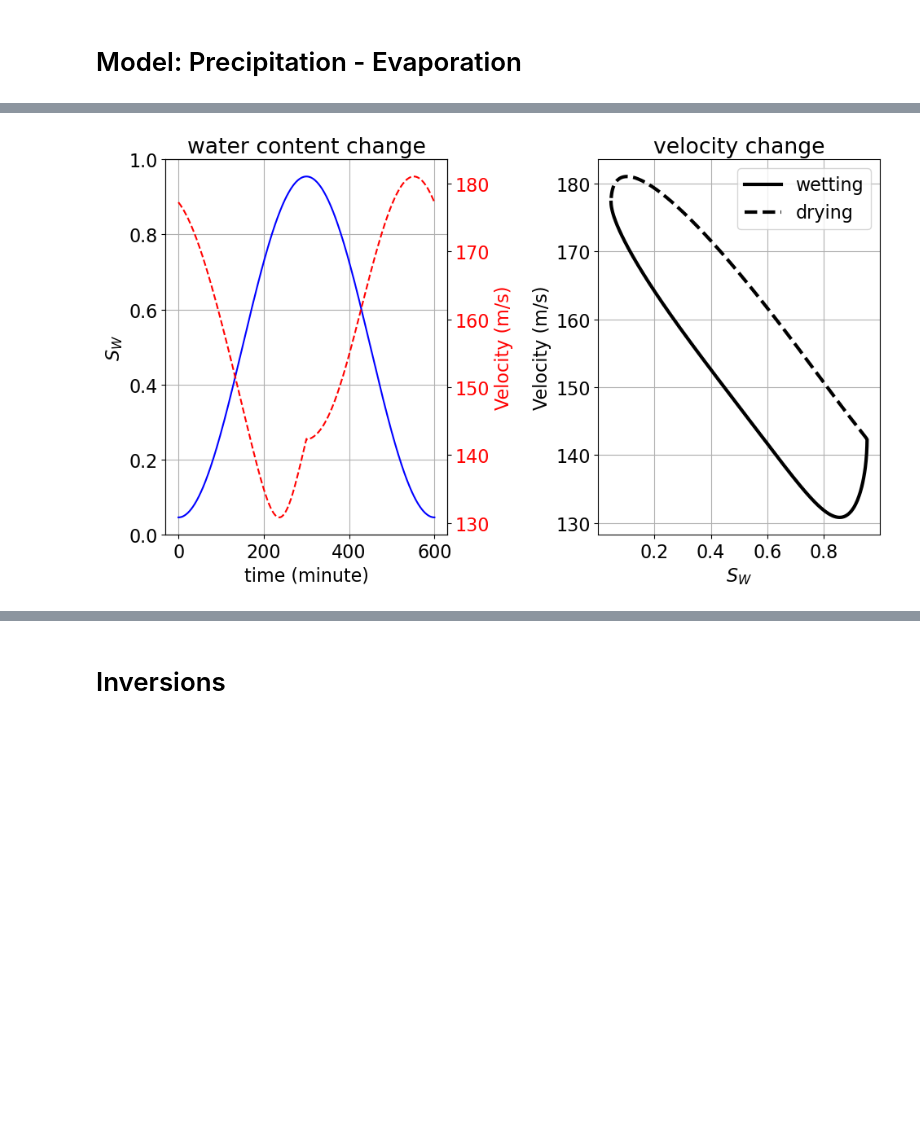
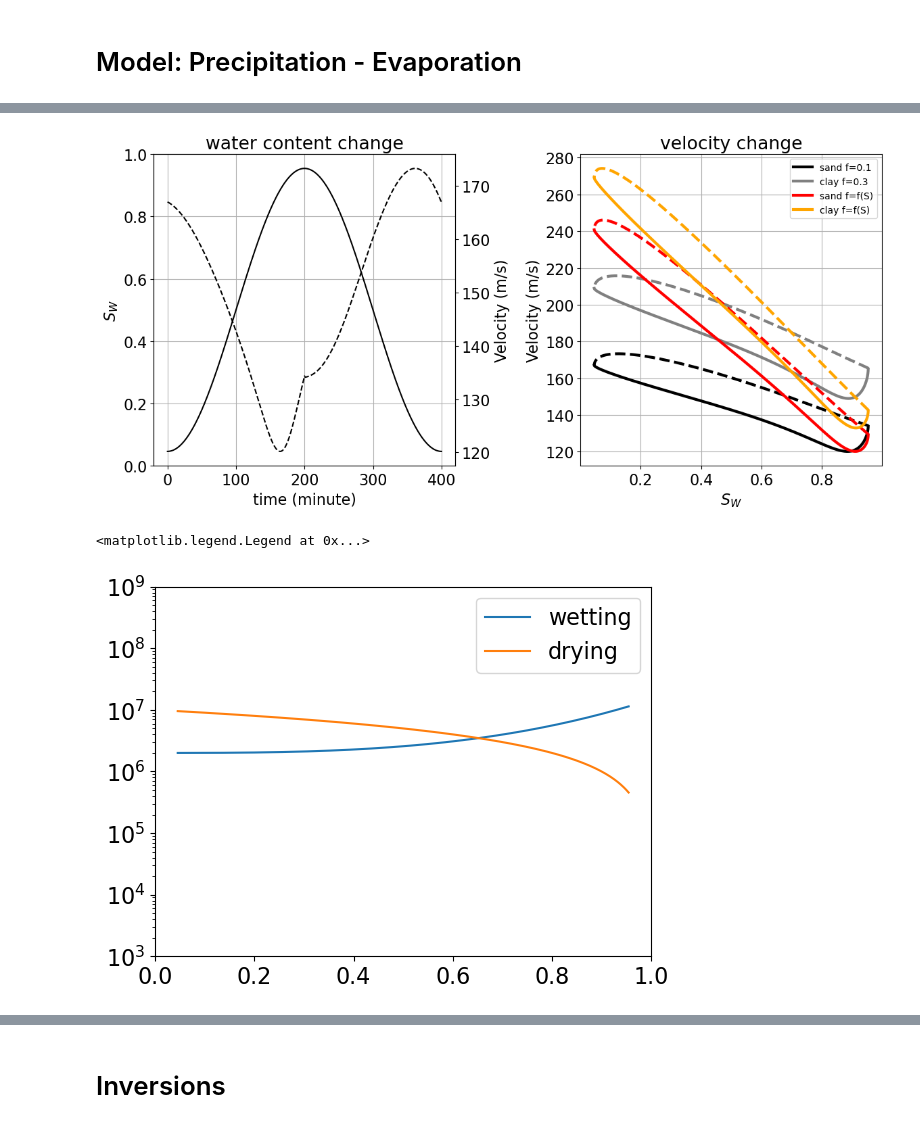
Before and after one commit to Denolle-Lab/FarmDAS, a Jupyter notebook: dvv_and_model/Fig2_soil_moisture_model.ipynb, the cells around one changed output, grey strips where cells are left out. Drawn from its saved outputs; the diff is of its cells as text; code cells hidden in the pictures; blank space fills up the shorter version.

Commit message:
update model parameters

```diff
--- a/dvv_and_model/Fig2_soil_moisture_model.ipynb
+++ b/dvv_and_model/Fig2_soil_moisture_model.ipynb
@@ -451,46 +512,70 @@ def symmetric_function(length):
     return np.cos(x)
 
 
 
 # Plot the symmetric function and velocity as subfigures
-length = 601  # Example length
+length = 401  # Example length
+half_length = length // 2
 symmetric_array = symmetric_function(length) / 2.2 + 0.5
 
 # Prepare data for velocity plot
-tau1 = 5e6 * np.exp(np.power(symmetric_array[0:301], 3))  # wetting
-tau2 = 1e7 * (1 - symmetric_array[301:])  # drying
+tau1 = 2e6 * np.exp(2*np.power(symmetric_array[0:half_length+1], 3))  # wetting
+tau2 = 1e7 * (1 - symmetric_array[half_length+1:])  # drying
 tau = np.concatenate((tau1, tau2))
+
+scale_factor = (symmetric_array+1)/2 * 3 - 0.6
+new_f = 1-symmetric_array
+
 bulk_density, porosity = 1400, 0.47
-vp_sand, vs_sand, _, _, _ = litho(bulk_density, porosity, 6, 0.2, symmetric_array[:], 0.15, tau).get_vp_vs()
+vp_sand, vs_sand, _, _, _ = litho(bulk_density, porosity, 6, 0.1, symmetric_array[:], 0.15, tau).get_vp_vs()
+vp_clay, vs_clay, _, _, _ = litho(bulk_density, porosity, 8, 0.3, symmetric_array[:], 0.25, tau).get_vp_vs()
+vp_sand1, vs_sand1, _, _, _ = litho(bulk_density, porosity, 6, new_f, symmetric_array[:], 0.15, tau).get_vp_vs()
+vp_clay1, vs_clay1, _, _, _ = litho(bulk_density, porosity, 8, new_f, symmetric_array[:], 0.25, tau).get_vp_vs()
 
-fig, (ax1, ax2) = plt.subplots(1, 2, figsize=(10, 6), tight_layout=True)
+
+
+fig, (ax1, ax2) = plt.subplots(1, 2, figsize=(12, 6), tight_layout=True)
 
 # Subfigure 1: Symmetric Function
-ax1.plot(symmetric_array, label="water content", color="blue")
+ax1.plot(symmetric_array, label="water content", color="k")
 twinx = ax1.twinx()
-twinx.plot(vs_sand, label="velocity", color="red", linestyle="--")
-twinx.set_ylabel("Velocity (m/s)", color="red")
-twinx.tick_params(axis='y', labelcolor="red")
+twinx.plot(vs_sand, label="velocity", color="k", linestyle="--")
+twinx.set_ylabel("Velocity (m/s)", color="k")
+twinx.tick_params(axis='y', labelcolor="k")
 ax1.set_title("water content change")
 ax1.set_xlabel("time (minute)")
 ax1.set_ylabel("$S_W$")
 # ax1.legend()
 ax1.grid(True)
 
 
 
 # Subfigure 2: Velocity
-ax2.plot(symmetric_array[:300], vs_sand[:300], label="wetting", color="k", lw=3)
-ax2.plot(symmetric_array[301:], vs_sand[301:], label="drying", color="k", lw=3, ls="--")
+ax2.plot(symmetric_array[:half_length], vs_sand[:half_length], label="sand f=0.1", color="k", lw=3)
+ax2.plot(symmetric_array[half_length+1:], vs_sand[half_length+1:], color="k", lw=3, ls="--")
+ax2.plot(symmetric_array[:half_length], vs_clay[:half_length], label="clay f=0.3", color="gray", lw=3)
+ax2.plot(symmetric_array[half_length+1:], vs_clay[half_length+1:], color="gray", lw=3, ls="--")
+ax2.plot(symmetric_array[:half_length], vs_sand1[:half_length], label="sand f=f(S)", color="red", lw=3)
+ax2.plot(symmetric_array[half_length+1:], vs_sand1[half_length+1:],  color="red", lw=3, ls="--")
+ax2.plot(symmetric_array[:half_length], vs_clay1[:half_length], label="clay f=f(S)", color="orange", lw=3)
+ax2.plot(symmetric_array[half_length+1:], vs_clay1[half_length+1:],  color="orange", lw=3, ls="--")
 ax2.set_title("velocity change")
 ax2.set_xlabel("$S_W$")
 ax2.set_ylabel("Velocity (m/s)")
-ax2.legend()
+ax2.legend(fontsize=10)
 ax2.grid(True)
 
 plt.show()
+
+plt.plot(symmetric_array[0:half_length+1], tau1, label="wetting")
+plt.plot(symmetric_array[half_length+1:], tau2, label="drying")
+plt.yscale('log')
+plt.ylim(1e3, 1e9)
+plt.legend()
 # %% [output]
-[figure, old version]
+[figure, new version]
+<matplotlib.legend.Legend at 0x...>
+[figure, added]
 # %%
 ## Model the water balance
 A_e = 0.35
```
Also changed, not shown: parts of 9 cells of this notebook, 1 other file.
